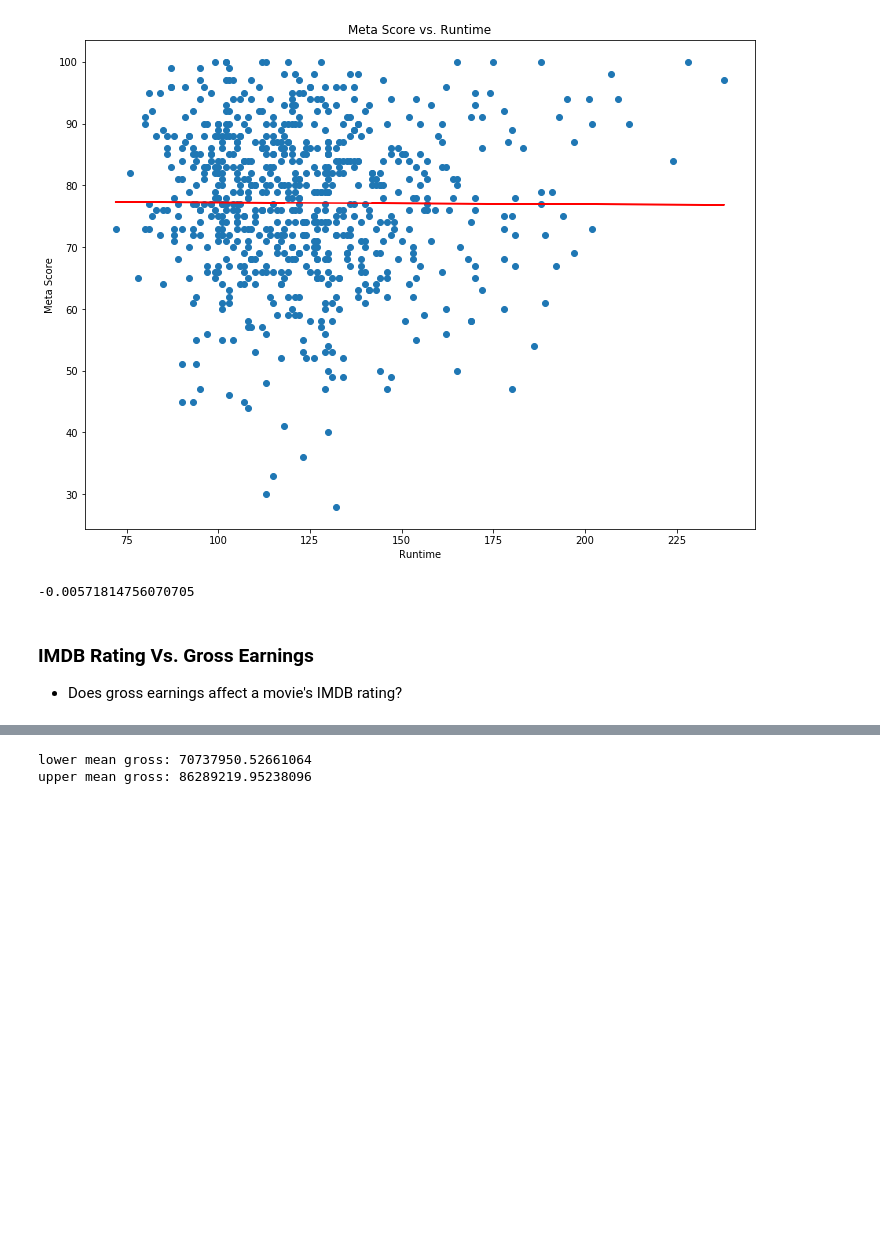
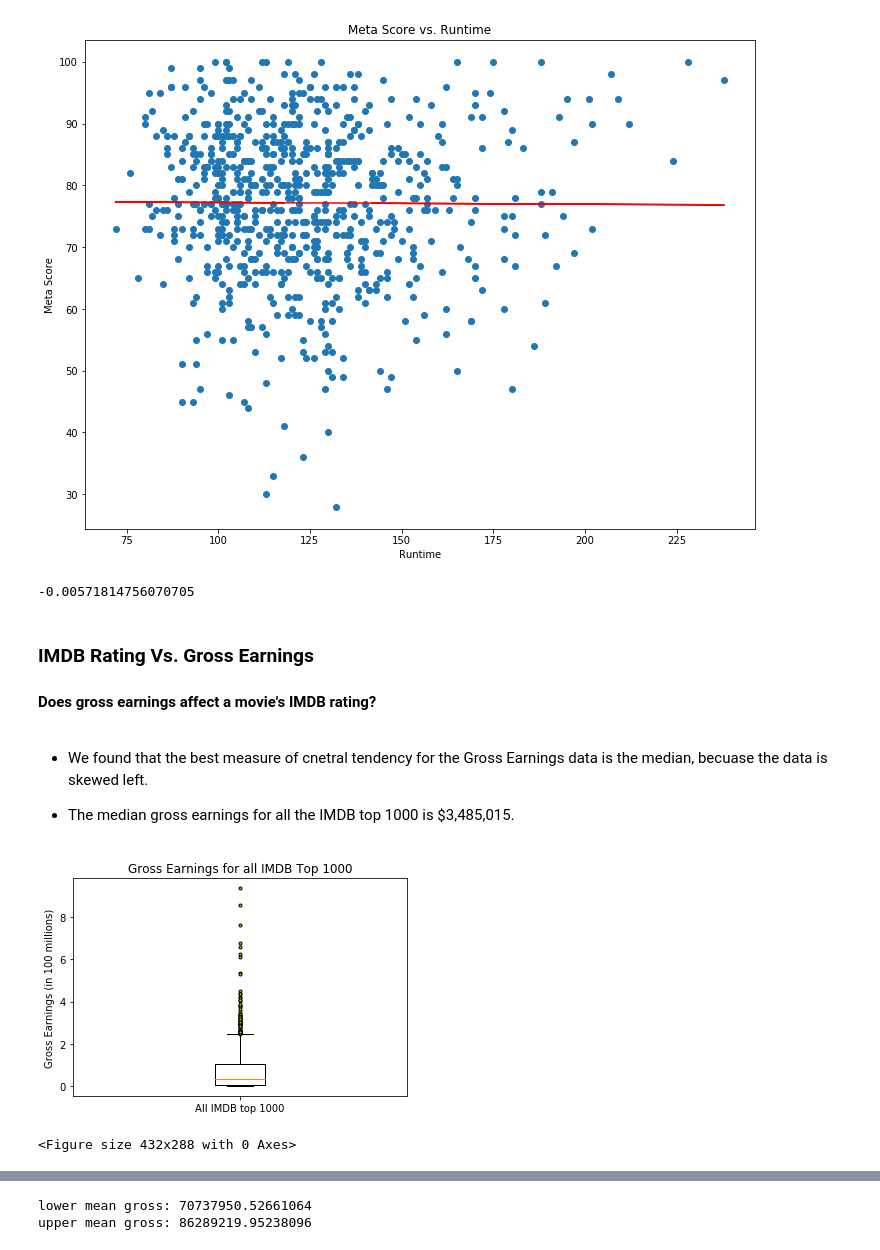
Before and after one commit to Annaolivia5/IMDB-Rating-Trends, a Jupyter notebook: Untitled.ipynb, the cells around one changed output, grey strips where cells are left out. Cells and saved outputs as stored; diff of their text form; code cells hidden in the pictures; blank space fills up the shorter version.

```diff
--- a/Untitled.ipynb
+++ b/Untitled.ipynb
@@ -85,4 +121,32 @@ r_val
 -0.00571814756070705
 # %% [markdown]
 ### IMDB Rating Vs. Gross Earnings
-* Does gross earnings affect a movie's IMDB rating?
+#### Does gross earnings affect a movie's IMDB rating?
+# %% [markdown]
+
+* We found that the best measure of cnetral tendency for the Gross Earnings data is the median, becuase the data is skewed left.
+
+* The median gross earnings for all the IMDB top 1000 is $3,485,015.
+# %%
+earnings = movie_df['Gross Earnings']/100000000
+
+
+green_diamond = dict(markerfacecolor='y', marker='.')
+
+
+plt.boxplot(earnings,flierprops=green_diamond)
+
+plt.title('Gross Earnings for all IMDB Top 1000')
+plt.ylabel('Gross Earnings (in 100 millions)')
+
+
+plt.xticks(ticks=[1],labels=['All IMDB top 1000'])
+plt.yticks()
+plt.show()
+
+plt.savefig('Figures/01_gross_earning_boxplot', dpi=200)
+# plt.savefig('charts/firsttry', dpi=100)
+plt.show()
+# %% [output]
+[figure, added]
+<Figure size 432x288 with 0 Axes>
```
Also changed, not shown: parts of 20 cells of this notebook, 7 other files.
